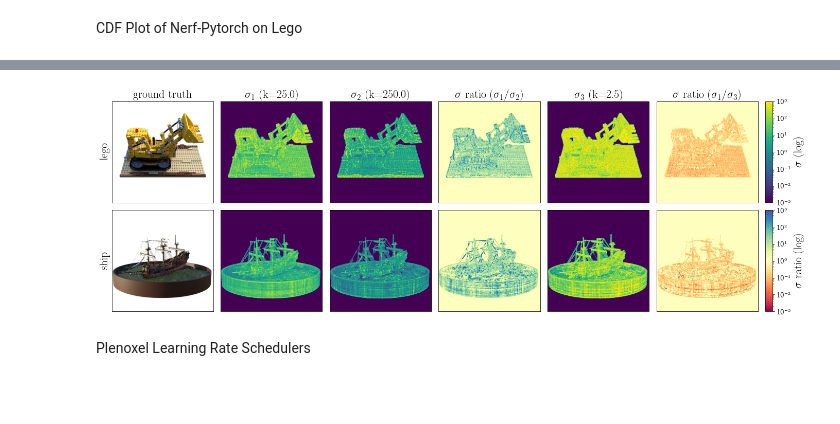
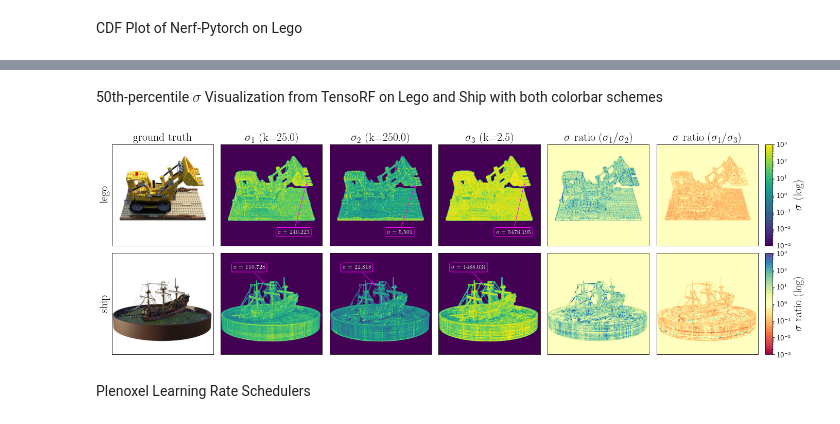
Before and after one commit to j93hahn/scratch, a Jupyter notebook: scratch/algos/alphainv.ipynb, the cells around one changed output, grey strips where cells are left out. Saved outputs shown, nothing was run; the diff lists cells and outputs as text; code cells hidden in the pictures; blank space fills up the shorter version.

```diff
--- a/scratch/algos/alphainv.ipynb
+++ b/scratch/algos/alphainv.ipynb
@@ -211,3 +377,5 @@ TensoRF 5-pane 50th-percentile visualizations on ship and lego
+# %% [markdown]
+50th-percentile $\sigma$ Visualization from TensoRF on Lego and Ship with both colorbar schemes
 # %%
 lower, upper = 1e-3, 1e3
 ratio_lower, ratio_upper = 1e-3, 1e3
@@ -224,13 +392,12 @@ lego_gt = imageio.imread('lego_gt.png')
 k_01 = process_sigmas(np.load("lego_k2_5.npy").squeeze(), lower, upper).reshape(800,800)
 k_1 = process_sigmas(np.load("lego_k25.npy").squeeze(), lower, upper).reshape(800,800)
 k_10 = process_sigmas(np.load("lego_k250.npy").squeeze(), lower, upper).reshape(800,800)
+height, width = k_01.shape
 
-mask1, mask2 = np.where(lego_gt.sum(-1) == 0)
+mask1, mask2 = np.where(lego_gt.sum(-1) == 0)   # mask out empty pixels
 k_01[mask1, mask2] = lower
 k_1[mask1, mask2] = lower
 k_10[mask1, mask2] = lower
-
-height, width = k_01.shape
 
 grid[0].imshow(lego_gt)
 grid[0].set_title("ground truth", fontsize=FONTSIZE, usetex=True)
@@ -238,13 +405,27 @@ cb_base = grid[1].imshow(k_1.reshape(height, width), cmap='viridis', norm=LogNor
 grid[1].set_title(r"$\sigma_1$ (k=25.0)", fontsize=FONTSIZE, usetex=True)
 grid[2].imshow(k_10.reshape(height, width), cmap='viridis', norm=LogNorm(lower, upper))
 grid[2].set_title(r"$\sigma_2$ (k=250.0)", fontsize=FONTSIZE, usetex=True)
-grid[4].imshow(k_01.reshape(height, width), cmap='viridis', norm=LogNorm(lower, upper))
-grid[4].set_title(r"$\sigma_3$ (k=2.5)", fontsize=FONTSIZE, usetex=True)
+grid[3].imshow(k_01.reshape(height, width), cmap='viridis', norm=LogNorm(lower, upper))
+grid[3].set_title(r"$\sigma_3$ (k=2.5)", fontsize=FONTSIZE, usetex=True)
+
+grid[1].scatter(674, 314, color='magenta', marker='*', s=5)
+grid[1].annotate(r"$\sigma = 240.223$", xy=(674, 314), xytext=(450, 705), fontsize=SMALLER_FONTSIZE, usetex=True, color='white',
+                    arrowprops=dict(facecolor='magenta', edgecolor='magenta', arrowstyle='->,head_width=0.2,head_length=0.3'),
+                    bbox=dict(boxstyle='round,pad=0.3', edgecolor='magenta', facecolor=(1, 1, 1, 0.0)))
+grid[2].scatter(674, 314, color='magenta', marker='*', s=5)
+grid[2].annotate(r"$\sigma = 5.501$", xy=(674, 314), xytext=(450, 705), fontsize=SMALLER_FONTSIZE, usetex=True, color='white',
+                    arrowprops=dict(facecolor='magenta', edgecolor='magenta', arrowstyle='->,head_width=0.2,head_length=0.3'),
+                    bbox=dict(boxstyle='round,pad=0.3', edgecolor='magenta', facecolor=(1, 1, 1, 0.0)))
+grid[3].scatter(674, 314, color='magenta', marker='*', s=5)
+grid[3].annotate(r"$\sigma = 5476.195$", xy=(674, 314), xytext=(450, 705), fontsize=SMALLER_FONTSIZE, usetex=True, color='white',
+                    arrowprops=dict(facecolor='magenta', edgecolor='magenta', arrowstyle='->,head_width=0.2,head_length=0.3'),
+                    bbox=dict(boxstyle='round,pad=0.3', edgecolor='magenta', facecolor=(1, 1, 1, 0.0)))
+
 
 high_ratio = process_sigmas(k_1 / k_10, ratio_lower, ratio_upper)
 low_ratio = process_sigmas(k_1 / k_01, ratio_lower, ratio_upper)
-cb_ratio = grid[3].imshow(high_ratio, cmap='Spectral', norm=LogNorm(ratio_lower, ratio_upper))
-grid[3].set_title(r"$\sigma$ ratio ($\sigma_1 / \sigma_2$)", fontsize=FONTSIZE, usetex=True)
+cb_ratio = grid[4].imshow(high_ratio, cmap='Spectral', norm=LogNorm(ratio_lower, ratio_upper))
+grid[4].set_title(r"$\sigma$ ratio ($\sigma_1 / \sigma_2$)", fontsize=FONTSIZE, usetex=True)
 grid[5].imshow(low_ratio, cmap='Spectral', norm=LogNorm(ratio_lower, ratio_upper))
 grid[5].set_title(r"$\sigma$ ratio ($\sigma_1 / \sigma_3$)", fontsize=FONTSIZE, usetex=True)
 
@@ -253,49 +434,61 @@ ship_gt = imageio.imread('ship_gt.png')
 k_01 = process_sigmas(np.load("ship_k2_5.npy").squeeze(), lower, upper).reshape(800,800)
 k_1 = process_sigmas(np.load("ship_k25.npy").squeeze(), lower, upper).reshape(800,800)
 k_10 = process_sigmas(np.load("ship_k250.npy").squeeze(), lower, upper).reshape(800,800)
+height, width = k_01.shape
 
 mask1, mask2 = np.where(ship_gt.sum(-1) == 0)
 k_01[mask1, mask2] = lower
 k_1[mask1, mask2] = lower
 k_10[mask1, mask2] = lower
 
-height, width = k_01.shape
-
 grid[6].imshow(ship_gt)
 grid[7].imshow(k_1.reshape(height, width), cmap='viridis', norm=LogNorm(lower, upper))
 grid[8].imshow(k_10.reshape(height, width), cmap='viridis', norm=LogNorm(lower, upper))
-grid[10].imshow(k_01.reshape(height, width), cmap='viridis', norm=LogNorm(lower, upper))
+grid[9].imshow(k_01.reshape(height, width), cmap='viridis', norm=LogNorm(lower, upper))
+
+grid[7].scatter(350, 244, color='magenta', marker='*', s=5)
+grid[7].annotate(r"$\sigma = 110.728$", xy=(350, 244), xytext=(100, 125), fontsize=SMALLER_FONTSIZE, usetex=True, color='white',
+                    arrowprops=dict(facecolor='magenta', edgecolor='magenta', arrowstyle='->,head_width=0.2,head_length=0.3'),
+                    bbox=dict(boxstyle='round,pad=0.3', edgecolor='magenta', facecolor=(1, 1, 1, 0.0)))
+grid[8].scatter(350, 244, color='magenta', marker='*', s=5)
+grid[8].annotate(r"$\sigma = 22.818$", xy=(350, 244), xytext=(100, 125), fontsize=SMALLER_FONTSIZE, usetex=True, color='white',
+                    arrowprops=dict(facecolor='magenta', edgecolor='magenta', arrowstyle='->,head_width=0.2,head_length=0.3'),
+                    bbox=dict(boxstyle='round,pad=0.3', edgecolor='magenta', facecolor=(1, 1, 1, 0.0)))
+grid[9].scatter(350, 244, color='magenta', marker='*', s=5)
+grid[9].annotate(r"$\sigma = 1488.631$", xy=(350, 244), xytext=(100, 125), fontsize=SMALLER_FONTSIZE, usetex=True, color='white',
+                    arrowprops=dict(facecolor='magenta', edgecolor='magenta', arrowstyle='->,head_width=0.2,head_length=0.3'),
+                    bbox=dict(boxstyle='round,pad=0.3', edgecolor='magenta', facecolor=(1, 1, 1, 0.0)))
 
 high_ratio = process_sigmas(k_1 / k_10, ratio_lower, ratio_upper)
 low_ratio = process_sigmas(k_1 / k_01, ratio_lower, ratio_upper)
-grid[9].imshow(high_ratio, cmap='Spectral', norm=LogNorm(ratio_lower, ratio_upper))
+grid[10].imshow(high_ratio, cmap='Spectral', norm=LogNorm(ratio_lower, ratio_upper))
 grid[11].imshow(low_ratio, cmap='Spectral', norm=LogNorm(ratio_lower, ratio_upper))
 
 for index in range(12):
     grid[index].get_xaxis().set_visible(False)
     if index not in [0, 6]:
         grid[index].get_yaxis().set_visible(False)
 
 # colorbars and labels
 sigma = plt.colorbar(cb_base, cax=grid.cbar_axes[0])
 sigma.set_label(r"$\sigma$ (log)", fontsize=FONTSIZE, usetex=True)
 sigma.ax.tick_params(labelsize=SMALLER_FONTSIZE)
 
 sigma_r = plt.colorbar(cb_ratio, cax=grid.cbar_axes[1])
 sigma_r.set_label(r"$\sigma$ ratio (log)", fontsize=FONTSIZE, usetex=True)
 sigma_r.ax.tick_params(labelsize=SMALLER_FONTSIZE)
 
 grid[0].set_ylabel("lego", fontsize=FONTSIZE, usetex=True)
 grid[0].set_yticks([])
 grid[6].set_ylabel("ship", fontsize=FONTSIZE, usetex=True)
 grid[6].set_yticks([])
 
-plt.savefig(f"blender_combo.pdf", dpi=300, bbox_inches='tight')
+plt.savefig(f"tensorf_blender_combo.pdf", dpi=300, bbox_inches='tight')
 plt.show()
 
 FONTSIZE=14
 # %% [output]
-[figure, old version]
+[figure, new version]
 # %% [markdown]
 Plenoxel Learning Rate Schedulers
 # %%
```
Also changed, not shown: parts of 8 cells of this notebook.
